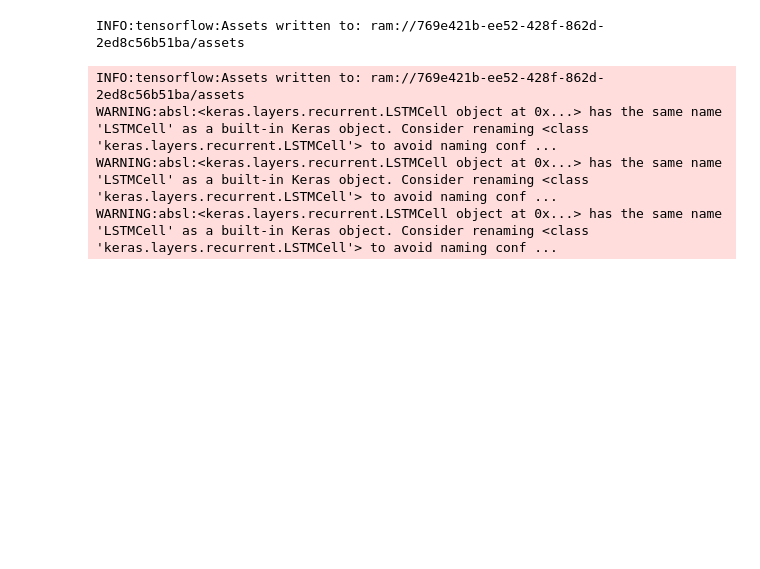
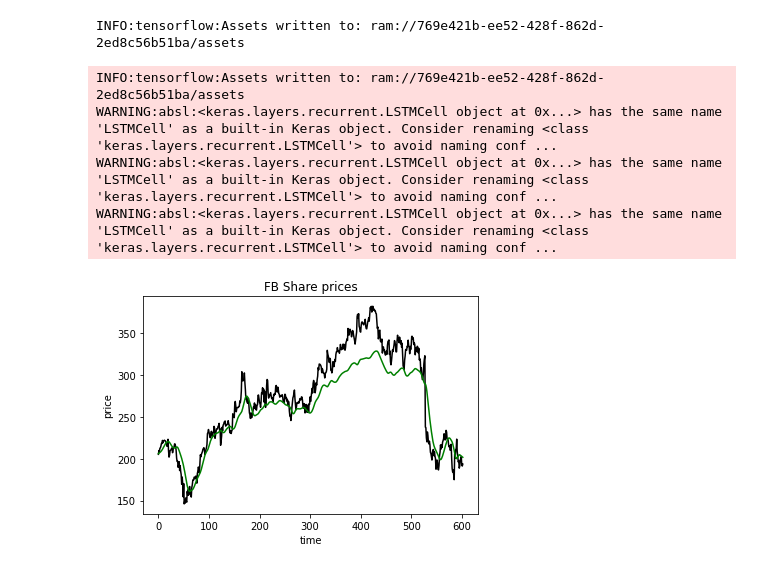
Before and after one commit to Rishik131/stock_market_prediction, a Jupyter notebook: stock_prediction.ipynb, the cells around one changed output. Drawn from its saved outputs; the diff is of its cells as text; code cells hidden in the pictures; blank space fills up the shorter version.

Commit message:
graph plotted

```diff
--- a/stock_prediction.ipynb
+++ b/stock_prediction.ipynb
@@ -103,3 +103,13 @@ x_test = np.reshape(x_test,(x_test.shape[0],x_test.shape[1],1))
 # %%
 predicted_prices = model.predict(x_test)
 predicted_prices = scaler.inverse_transform(predicted_prices)
+# %%
+#visualizing
+plt.plot(actual_prices,color='black',label=f'actual {company} price')
+plt.plot(predicted_prices,color='green',label=f'predicted {company} price')
+plt.xlabel('time')
+plt.ylabel('price')
+plt.title(f'{company} Share prices')
+plt.show()
+# %% [output]
+[figure, added]
```
